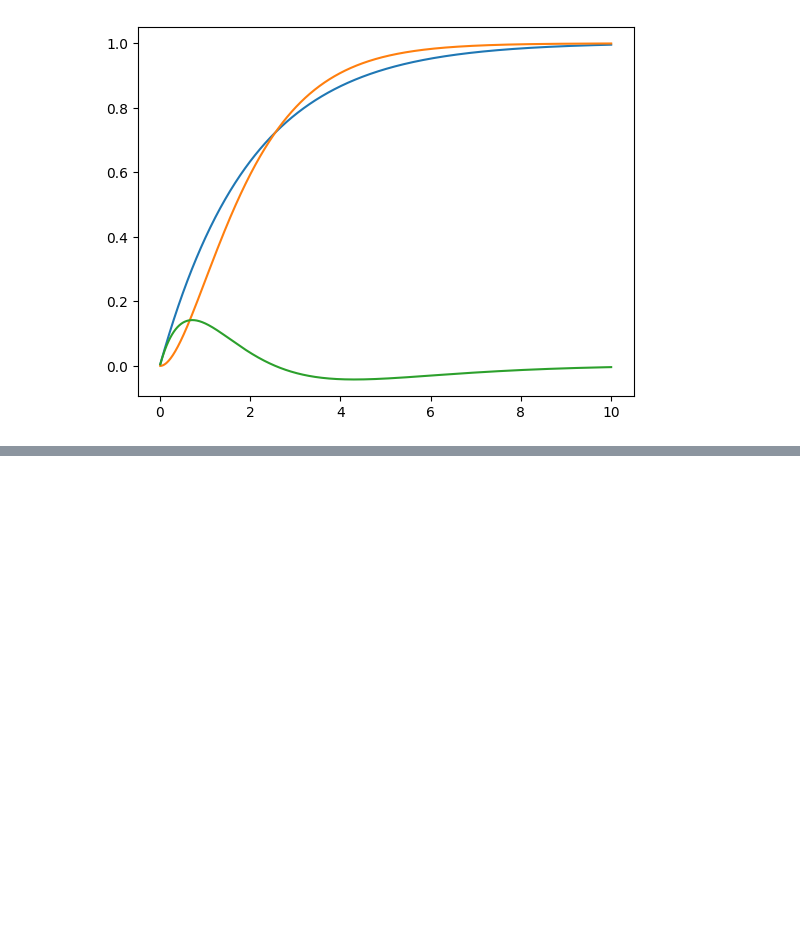
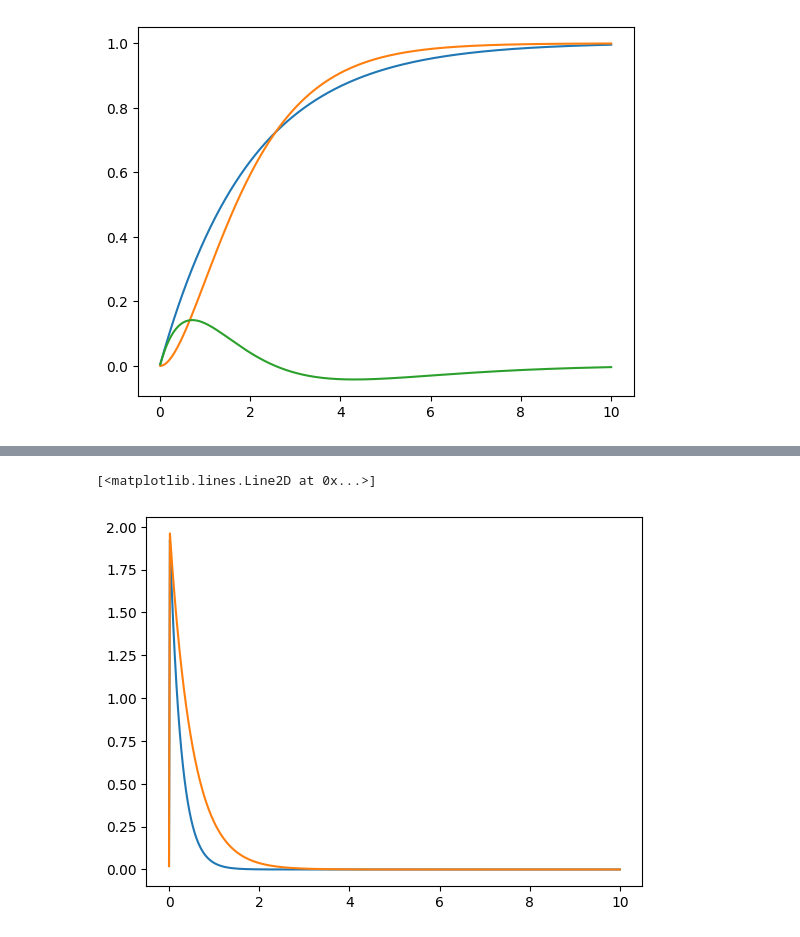
Before and after one commit to Lin-13/PySim, a Jupyter notebook: kalman.ipynb, the cells around one changed output, grey strips where cells are left out. Drawn from its saved outputs; the diff is of its cells as text; code cells hidden in the pictures; blank space fills up the shorter version.

```diff
--- a/kalman.ipynb
+++ b/kalman.ipynb
@@ -181,0 +207,6 @@ plt.plot(h[:,0],h[:,3])
+# %%
+plt.plot(y1[:,0],y1[:,1])
+plt.plot(y2[:,0],y2[:,1])
+# %% [output]
+[<matplotlib.lines.Line2D at 0x...>]
+[figure, added]
```
Also changed, not shown: parts of 4 cells of this notebook, 3 other files.
